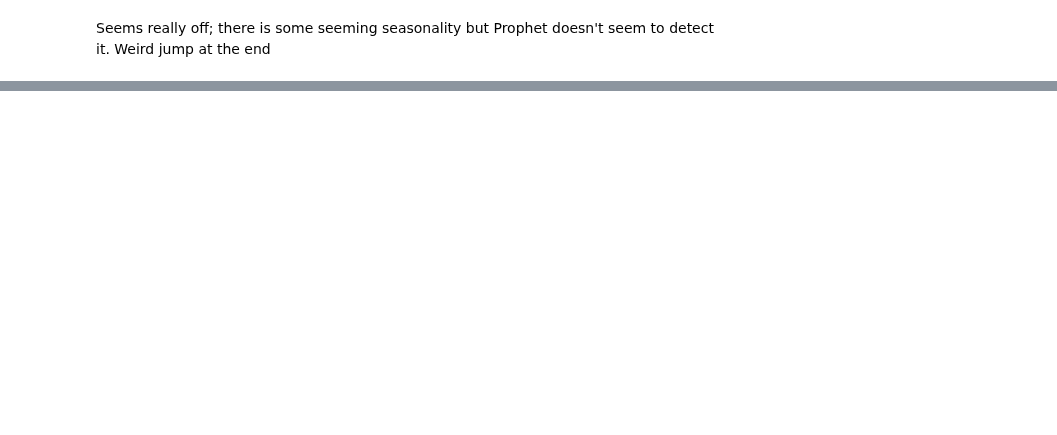
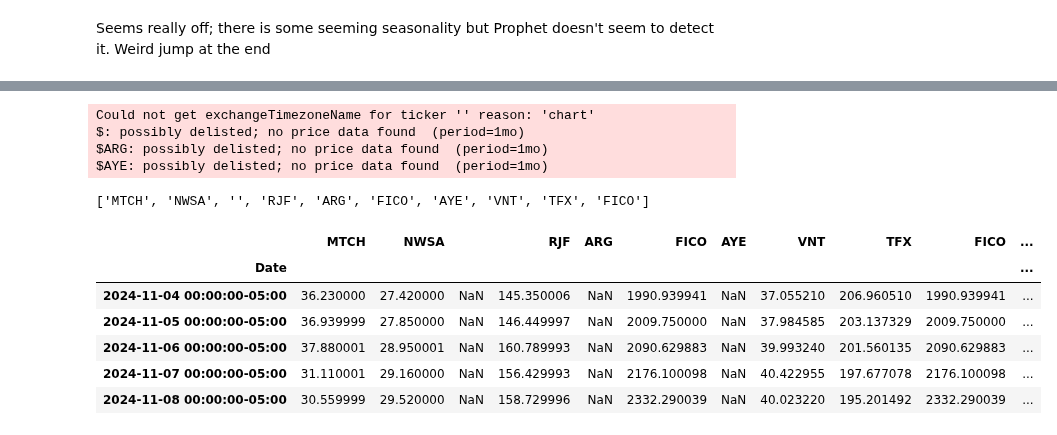
Before and after one commit to ghuckabe/DSTMarketAnalysis, a Jupyter notebook: Finance_Exercises/factor_model_exercise.ipynb, the cells around one changed output, grey strips where cells are left out. Cells and saved outputs as stored; diff of their text form; code cells hidden in the pictures; blank space fills up the shorter version.

```diff
--- a/Finance_Exercises/factor_model_exercise.ipynb
+++ b/Finance_Exercises/factor_model_exercise.ipynb
@@ -386,0 +411,7 @@ Seems really off; there is some seeming seasonality but Prophet doesn't seem to
+# %%
+# Pick a random stock (without repetition) from a list
+def random_picker(list):
+    i = randrange(len(list))
+    random_stock = list[i]
+
+    return random_stock
@@ -386,0 +420,41 @@ Seems really off; there is some seeming seasonality but Prophet doesn't seem to
+# %%
+prices = []
+# %%
+n=10
+stock_names=[]
+for _ in range(n):
+    name =random_picker(list)
+    stock_names.append(name)
+    ticker = yf.Ticker(name)
+    stock_prices = ticker.history(period="1mo")
+    prices.append(stock_prices)
+# %% [output]
+Could not get exchangeTimezoneName for ticker '' reason: 'chart'
+$: possibly delisted; no price data found  (period=1mo)
+$ARG: possibly delisted; no price data found  (period=1mo)
+$AYE: possibly delisted; no price data found  (period=1mo)
+# %%
+stock_names # seems there is random selection with replacement
+# %% [output]
+['MTCH', 'NWSA', '', 'RJF', 'ARG', 'FICO', 'AYE', 'VNT', 'TFX', 'FICO']
+# %%
+# Concatenate the 'Close' columns
+combined = pd.concat([df['Close'] for df in prices], axis=1)
+
+# Rename columns for clarity
+#combined.columns = [f'Stock{i+1}' for i in range(len(prices))]
+combined.columns = stock_names
+
+
+# Calculate the average 'Close' price for each day
+combined['Average_Close'] = combined.mean(axis=1)
+# %%
+combined.head()
+# %% [output]
+|  | MTCH | NWSA |  | RJF | ARG | FICO | AYE | VNT | TFX | FICO | ... |
+| Date |  |  |  |  |  |  |  |  |  |  | ... |
+| 2024-11-04 00:00:00-05:00 | 36.230000 | 27.420000 | NaN | 145.350006 | NaN | 1990.939941 | NaN | 37.055210 | 206.960510 | 1990.939941 | ... |
+| 2024-11-05 00:00:00-05:00 | 36.939999 | 27.850000 | NaN | 146.449997 | NaN | 2009.750000 | NaN | 37.984585 | 203.137329 | 2009.750000 | ... |
+| 2024-11-06 00:00:00-05:00 | 37.880001 | 28.950001 | NaN | 160.789993 | NaN | 2090.629883 | NaN | 39.993240 | 201.560135 | 2090.629883 | ... |
+| 2024-11-07 00:00:00-05:00 | 31.110001 | 29.160000 | NaN | 156.429993 | NaN | 2176.100098 | NaN | 40.422955 | 197.677078 | 2176.100098 | ... |
+| 2024-11-08 00:00:00-05:00 | 30.559999 | 29.520000 | NaN | 158.729996 | NaN | 2332.290039 | NaN | 40.023220 | 195.201492 | 2332.290039 | ... |
```
Also changed, not shown: parts of 25 cells of this notebook.
